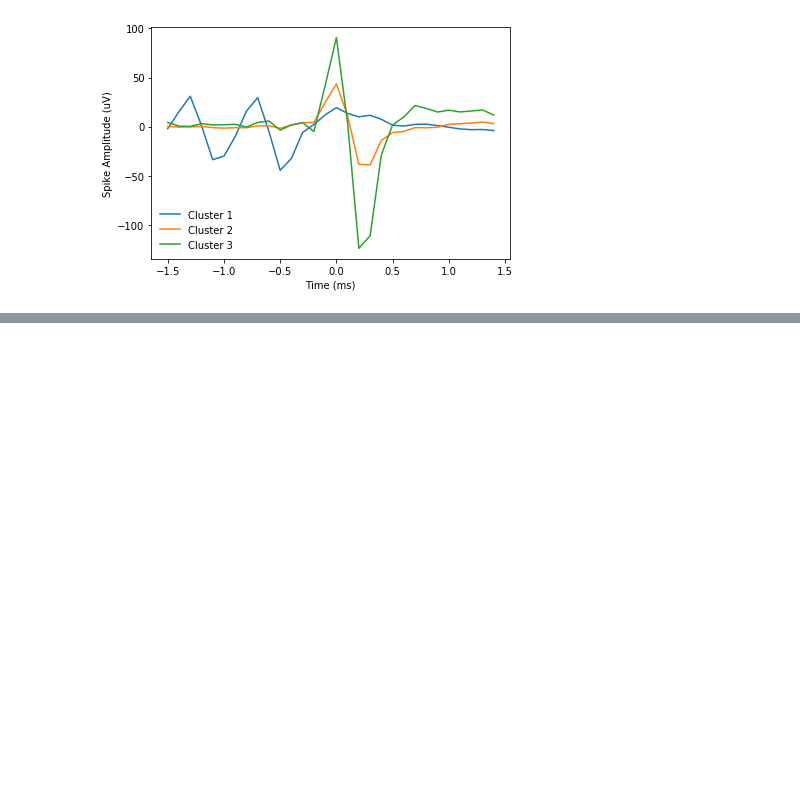
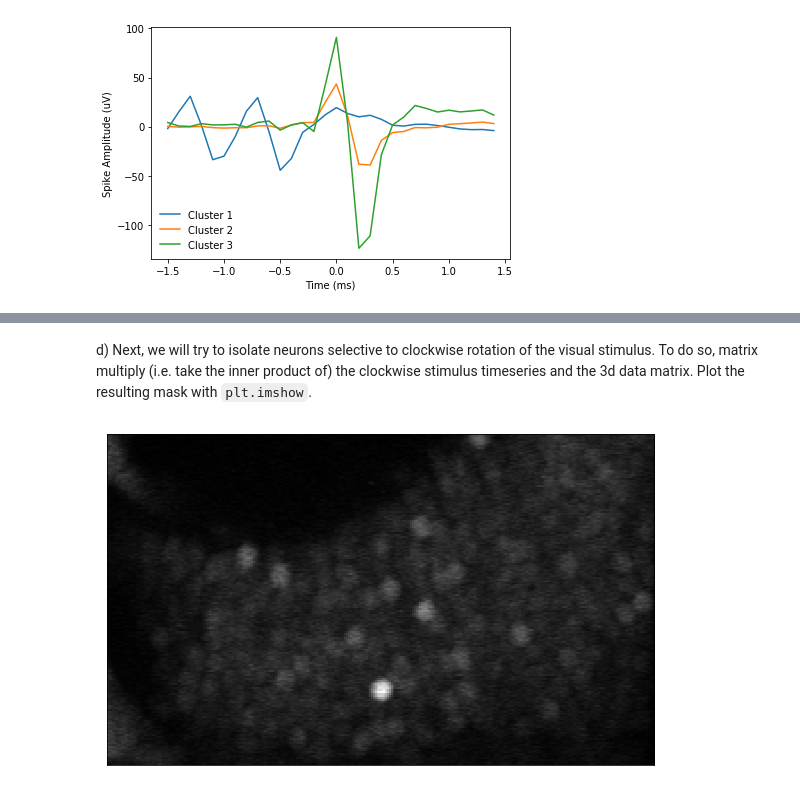
Before and after one commit to zashwood/pni_bootcamp_2019, a Jupyter notebook: day02/day02_solutions.ipynb, the cells around one changed output, grey strips where cells are left out. Saved outputs shown, nothing was run; the diff lists cells and outputs as text; code cells hidden in the pictures; blank space fills up the shorter version.

```diff
--- a/day02/day02_solutions.ipynb
+++ b/day02/day02_solutions.ipynb
@@ -323,0 +405,16 @@ plt.tight_layout()
+# %% [markdown]
+d) Next, we will try to isolate neurons selective to clockwise rotation of the visual stimulus. To do so, matrix multiply (i.e. take the inner product of) the clockwise stimulus timeseries and the 3d data matrix. Plot the resulting mask with `plt.imshow`.
+# %%
+## Compute clockwise map.
+cw_map = np.inner(cw, data.T).T
+
+## Initialize canvas.
+fig, ax = plt.subplots(1,1,figsize=(8,5))
+
+## Plot heatmap.
+ax.imshow(cw_map, aspect='auto', cmap='binary_r')
+ax.set(xticks=[], yticks=[])
+
+plt.tight_layout()
+# %% [output]
+[figure, added]
```
Also changed, not shown: parts of 19 cells of this notebook, 4 other files.
